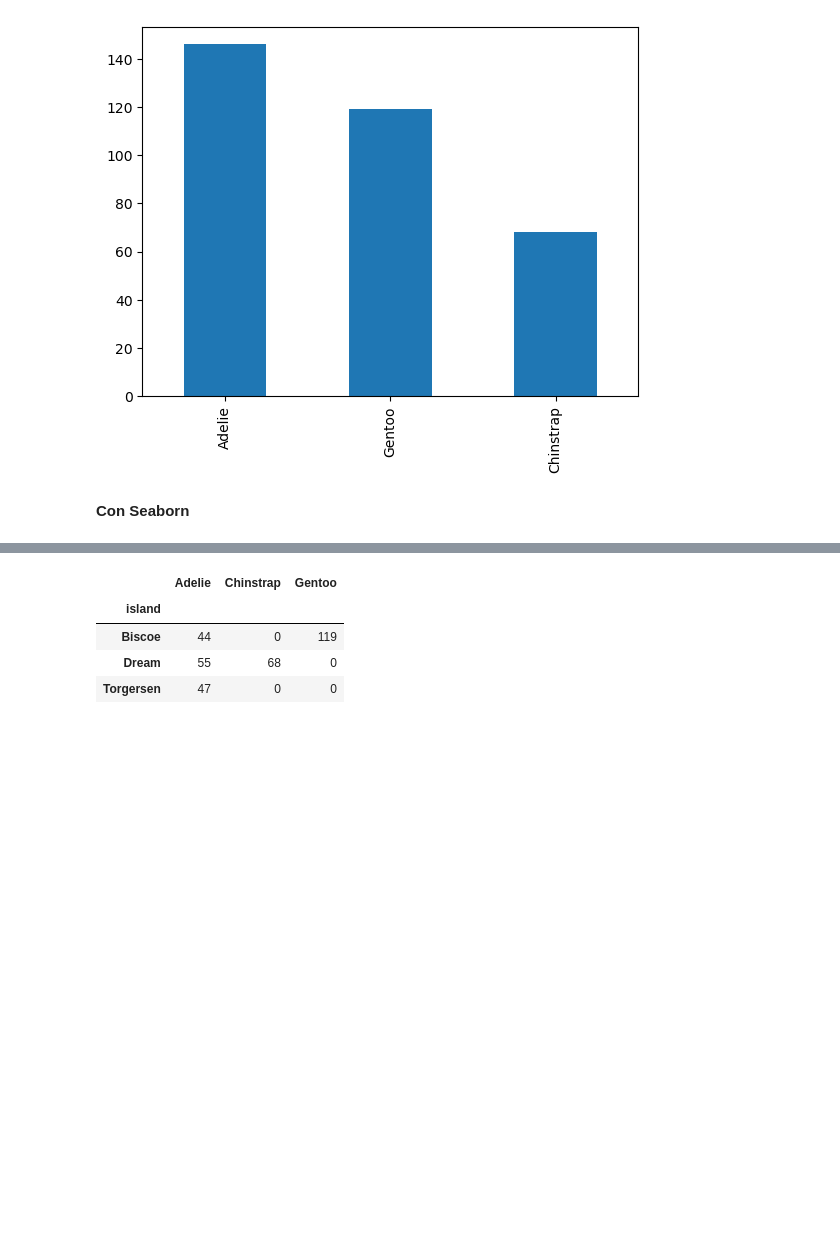
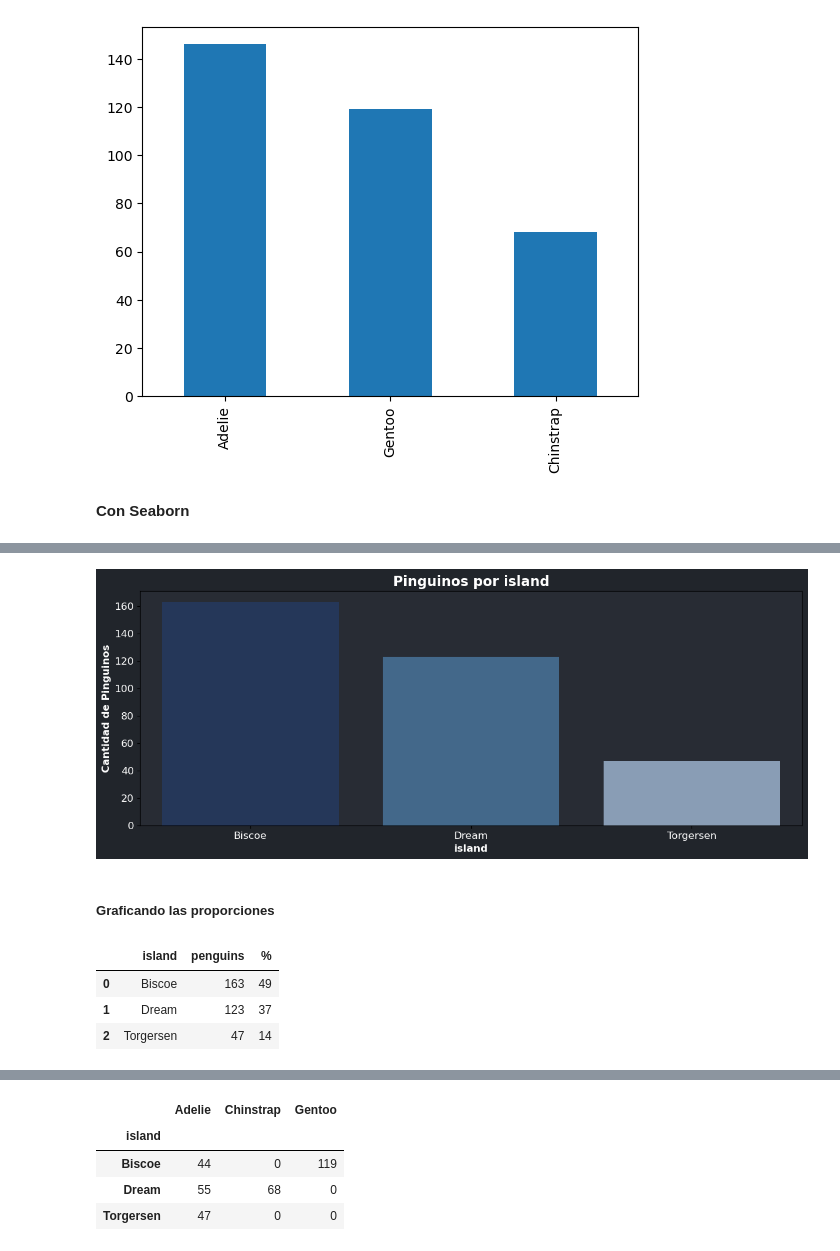
Before and after one commit to JuanFeA98/Fullstack_Data_Scientist, a Jupyter notebook: EDA/01.Analisis_Exploratorio_Datos.ipynb, the cells around one changed output, grey strips where cells are left out. Cells and saved outputs as stored; diff of their text form; code cells hidden in the pictures; blank space fills up the shorter version.

```diff
--- a/EDA/01.Analisis_Exploratorio_Datos.ipynb
+++ b/EDA/01.Analisis_Exploratorio_Datos.ipynb
@@ -219,0 +239,14 @@ plt.show()
+# %%
+graph_bar(penguins_data_island, 'island')
+# %% [output]
+[figure, added]
+# %% [markdown]
+##### **Graficando las proporciones**
+# %%
+penguins_island = proportions_values(penguins_data, 'island')
+penguins_island
+# %% [output]
+|  | island | penguins | % |
+| 0 | Biscoe | 163 | 49 |
+| 1 | Dream | 123 | 37 |
+| 2 | Torgersen | 47 | 14 |
```
Also changed, not shown: parts of 30 cells of this notebook.
